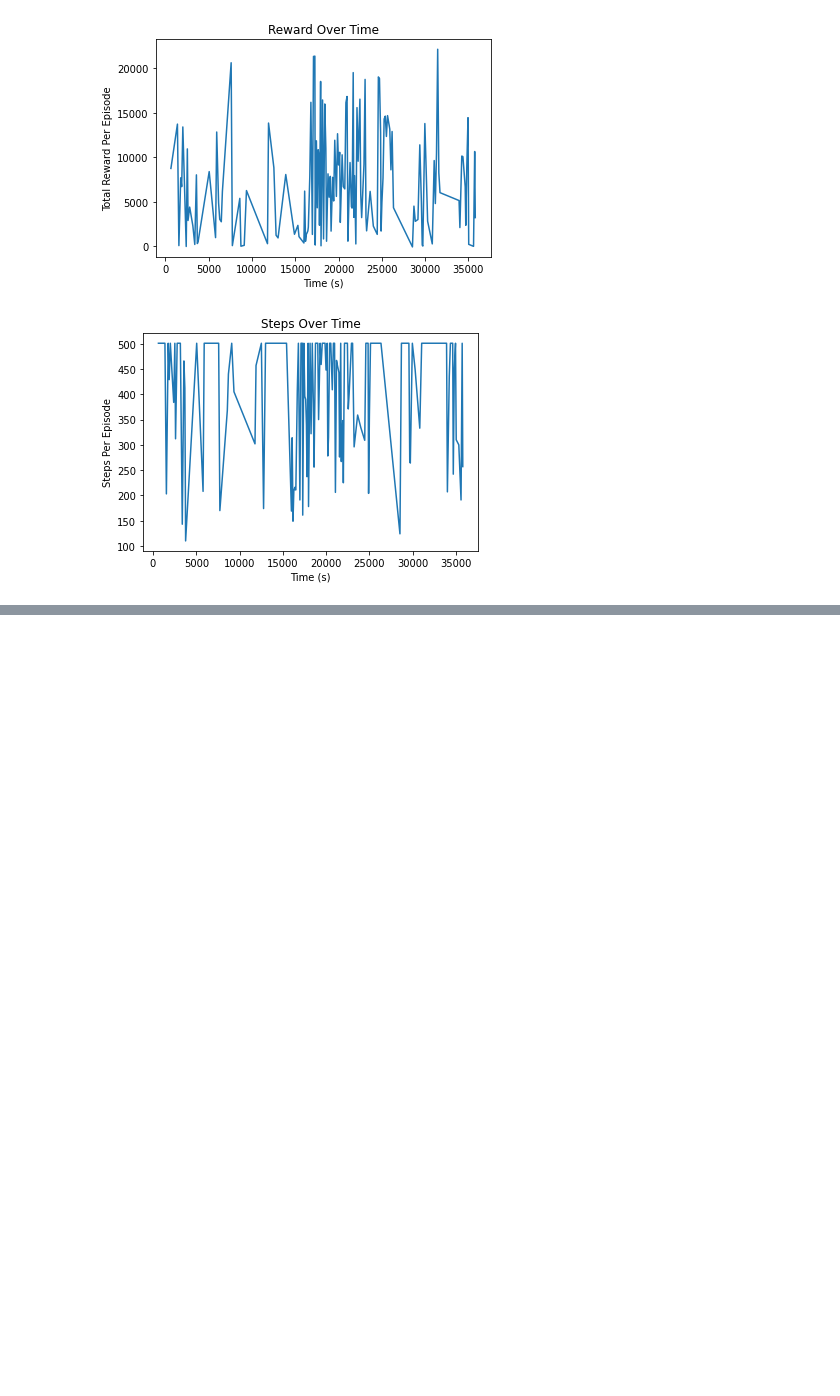
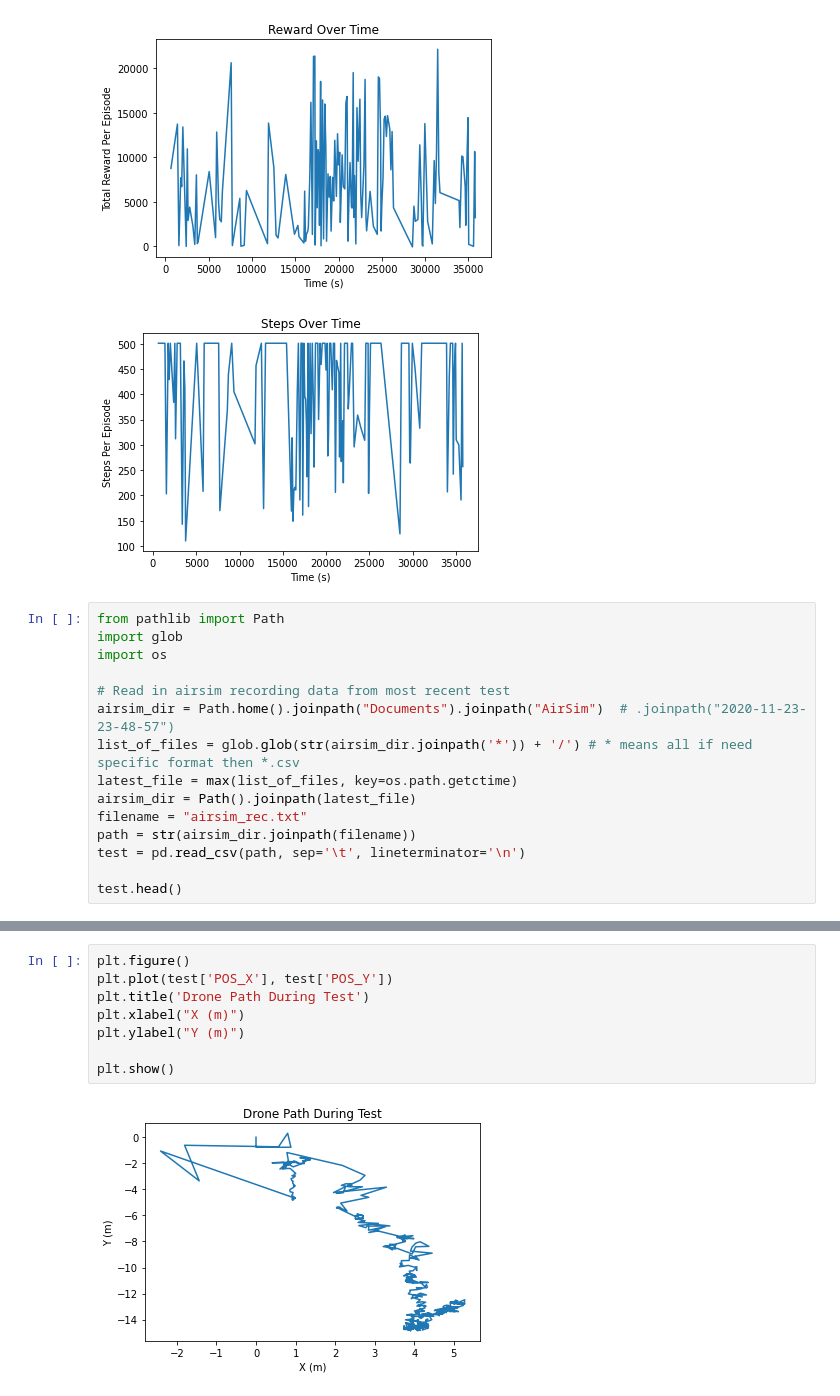
Before and after one commit to blakermchale/deep_flight, a Jupyter notebook: plot.ipynb, the cells around one changed output, grey strips where cells are left out. Cells and saved outputs as stored; diff of their text form; blank space fills up the shorter version.

Commit message:
Add loading model and recording data about airsim test run. Create file for making video from recorded data also. Add plotting for most recent airsim recording folder.

```diff
--- a/plot.ipynb
+++ b/plot.ipynb
@@ -35,3 +42,18 @@ plt.show()
 # %% [output]
 [figure]
 [figure]
+# %%
+from pathlib import Path
+import glob
+import os
+
+# Read in airsim recording data from most recent test
+airsim_dir = Path.home().joinpath("Documents").joinpath("AirSim")  # .joinpath("2020-11-23-23-48-57")
+list_of_files = glob.glob(str(airsim_dir.joinpath('*')) + '/') # * means all if need specific format then *.csv
+latest_file = max(list_of_files, key=os.path.getctime)
+airsim_dir = Path().joinpath(latest_file)
+filename = "airsim_rec.txt"
+path = str(airsim_dir.joinpath(filename))
+test = pd.read_csv(path, sep='\t', lineterminator='\n')
+
+test.head()
@@ -37,0 +67,10 @@ plt.show()
+# %%
+plt.figure()
+plt.plot(test['POS_X'], test['POS_Y'])
+plt.title('Drone Path During Test')
+plt.xlabel("X (m)")
+plt.ylabel("Y (m)")
+
+plt.show()
+# %% [output]
+[figure, added]
```
Also changed, not shown: parts of 3 cells of this notebook, 8 other files.
